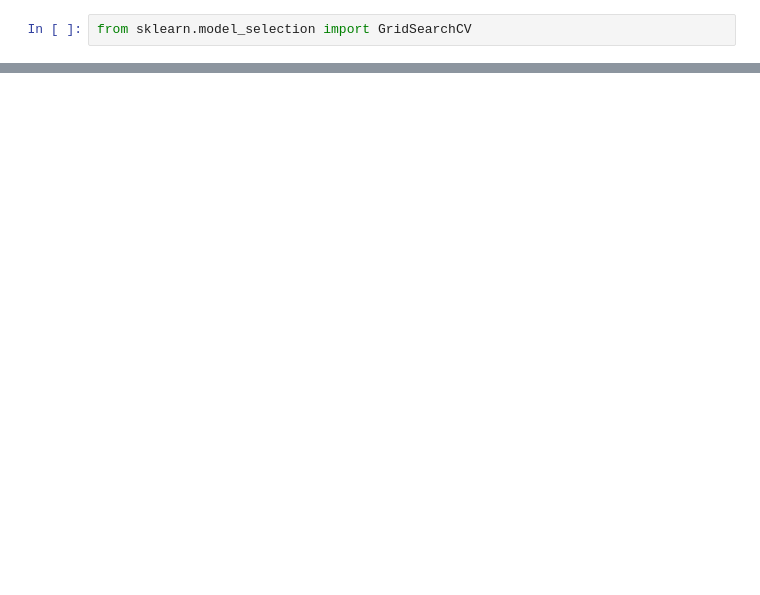
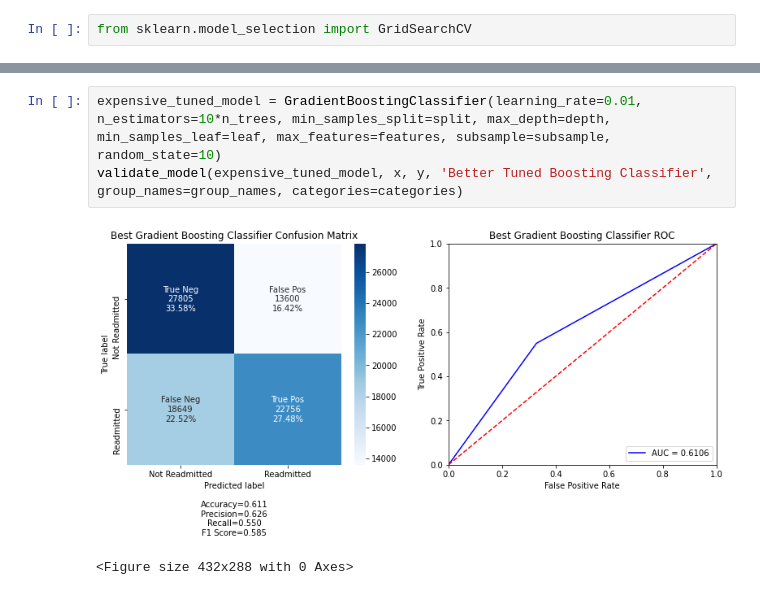
Before and after one commit to gavinmcclelland/CISC451, a Jupyter notebook: a2/code/patient_readmission.ipynb, the cells around one changed output, grey strips where cells are left out. Drawn from its saved outputs; the diff is of its cells as text; blank space fills up the shorter version.

```diff
--- a/a2/code/patient_readmission.ipynb
+++ b/a2/code/patient_readmission.ipynb
@@ -436,0 +465,6 @@ validate_model(selected_model, x, y, 'Improved Gradient Boosting Classifier', gr
+# %%
+expensive_tuned_model = GradientBoostingClassifier(learning_rate=0.01, n_estimators=10*n_trees, min_samples_split=split, max_depth=depth, min_samples_leaf=leaf, max_features=features, subsample=subsample, random_state=10)
+validate_model(expensive_tuned_model, x, y, 'Better Tuned Boosting Classifier', group_names=group_names, categories=categories)
+# %% [output]
+[figure, added]
+<Figure size 432x288 with 0 Axes>
```
Also changed, not shown: parts of 15 cells of this notebook, 2 other files.
